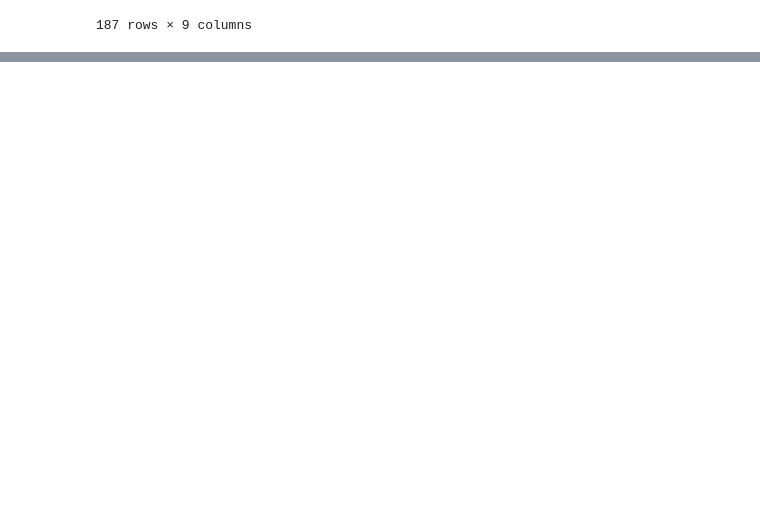
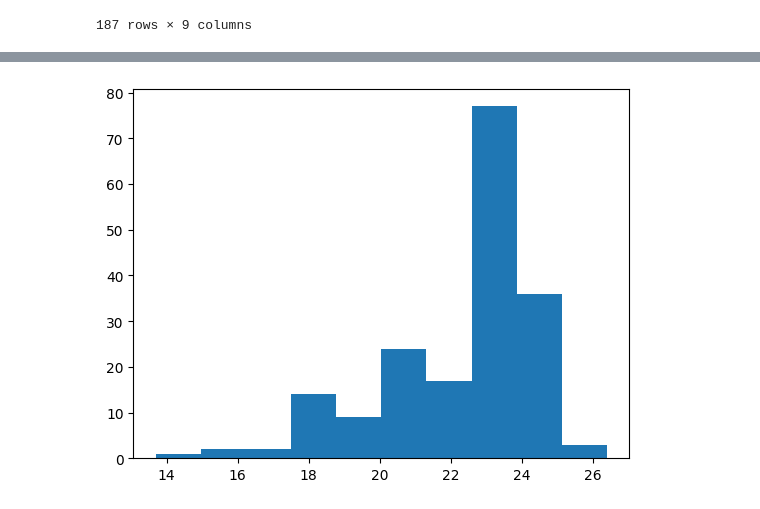
Before and after one commit to Ghost1606/Colab_AI, a Jupyter notebook: data_folder/RestWeather.ipynb, the cells around one changed output, grey strips where cells are left out. Drawn from its saved outputs; the diff is of its cells as text; code cells hidden in the pictures; blank space fills up the shorter version.

```diff
--- a/data_folder/RestWeather.ipynb
+++ b/data_folder/RestWeather.ipynb
@@ -115,0 +182,5 @@ rw_dfn
+# %%
+plt.hist(rw_dfns['현재기온값'])
+plt.show()
+# %% [output]
+[figure, added]
```
Also changed, not shown: parts of 26 cells of this notebook.
